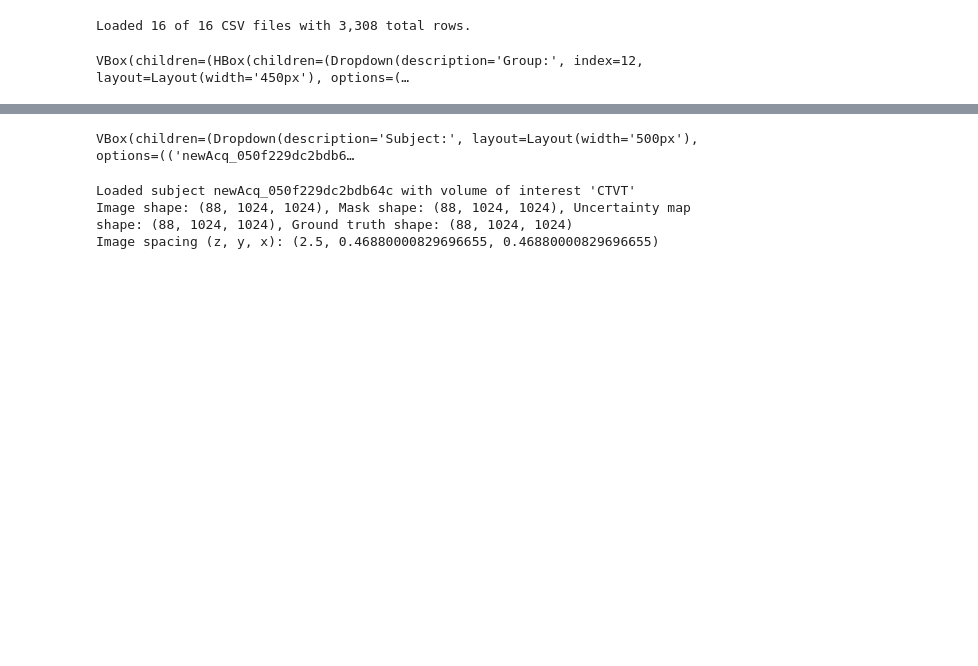
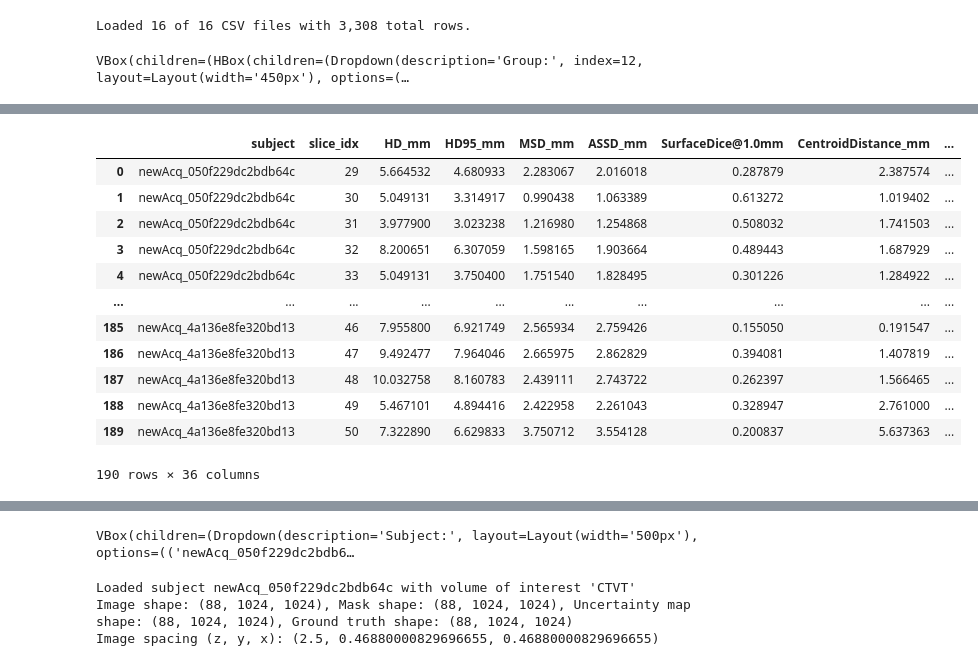
Before and after one commit to JorisMentink/MSc_Graduation_Project, a Jupyter notebook: result_analysis.ipynb, the cells around one changed output, grey strips where cells are left out. Saved outputs shown, nothing was run; the diff lists cells and outputs as text; code cells hidden in the pictures; blank space fills up the shorter version.

```diff
--- a/result_analysis.ipynb
+++ b/result_analysis.ipynb
@@ -5,15 +5,20 @@ from pathlib import Path
 import plotly.express as px
 from DataLoader import DataLoader
 root = r"C:\Users\20202310\Desktop\MSc scriptie\MSc_Graduation_Project\data\LUNDPROBE\ExtendedSamples\development"
+
 rootpath = Path(root)
 subjects = sorted([p.name for p in rootpath.iterdir() if p.is_dir()])
 print(subjects)
+
+folder_to_analyse = Path(r"C:\Users\20202310\Desktop\MSc scriptie\MSc_Graduation_Project\fusion_evaluation\Against_GT\Volume results")
 # %% [output]
 ['newAcq_050f229dc2bdb64c', 'newAcq_0b4940fa31a1d650', 'newAcq_0cc559a8bd82a14a', 'newAcq_1b911d6cb2348f30', 'newAcq_1e0f8b9b01ce5f0b', 'newAcq_250d6075dd465a1a', 'newAcq_433a8d44fddd5b7f', 'newAcq_47 ...
 # %%
 #LOAD AVAILABLE DATA
 
-folder = Path(r"C:\Users\20202310\Desktop\MSc scriptie\MSc_Graduation_Project\fusion_evaluation\Volume results")
+#E_out_consensus_crossvalidation
+
+folder = folder_to_analyse
 
 csv_dataframes = {}
 
@@ -1179,6 +1370,6 @@ def compare_weightings_same_slices(
     return df
 # %%
 all_slice_results = compare_weightings_same_slices(
-    path=r"C:\Users\20202310\Desktop\MSc scriptie\MSc_Graduation_Project\fusion_evaluation\Slice results",
+    path=r"C:\Users\20202310\Desktop\MSc scriptie\MSc_Graduation_Project\fusion_evaluation\Against_GT\Slice results",
 )
 # %% [output]
@@ -1427,0 +1960,20 @@ NameError: name 'method_values' is not defined
+# %%
+filtered_slice_results = all_slice_results[
+    ~all_slice_results["comparison_method"].isin(["nnUNet", "Observer B", "Observer C", "Observer D", "Observer E"])
+].copy()
+
+# Drop rows with missing Surface Dice
+filtered_slice_results = filtered_slice_results.dropna(
+    subset=["SurfaceDice@1.0mm"]
+)
+
+# Keep only the best method for each subject-slice
+best_idx = filtered_slice_results.groupby(
+    ["subject", "slice_idx"]
+)["SurfaceDice@1.0mm"].idxmax()
+
+best_slice_results = (
+    filtered_slice_results.loc[best_idx]
+    .sort_values(["subject", "slice_idx"])
+    .reset_index(drop=True)
+)
@@ -1427,0 +2082,16 @@ NameError: name 'method_values' is not defined
+# %%
+best_slice_results
+# %% [output]
+|  | subject | slice_idx | HD_mm | HD95_mm | MSD_mm | ASSD_mm | SurfaceDice@1.0mm | CentroidDistance_mm | ... |
+| 0 | newAcq_050f229dc2bdb64c | 29 | 5.664532 | 4.680933 | 2.283067 | 2.016018 | 0.287879 | 2.387574 | ... |
+| 1 | newAcq_050f229dc2bdb64c | 30 | 5.049131 | 3.314917 | 0.990438 | 1.063389 | 0.613272 | 1.019402 | ... |
+| 2 | newAcq_050f229dc2bdb64c | 31 | 3.977900 | 3.023238 | 1.216980 | 1.254868 | 0.508032 | 1.741503 | ... |
+| 3 | newAcq_050f229dc2bdb64c | 32 | 8.200651 | 6.307059 | 1.598165 | 1.903664 | 0.489443 | 1.687929 | ... |
+| 4 | newAcq_050f229dc2bdb64c | 33 | 5.049131 | 3.750400 | 1.751540 | 1.828495 | 0.301226 | 1.284922 | ... |
+| ... | ... | ... | ... | ... | ... | ... | ... | ... | ... |
+| 185 | newAcq_4a136e8fe320bd13 | 46 | 7.955800 | 6.921749 | 2.565934 | 2.759426 | 0.155050 | 0.191547 | ... |
+| 186 | newAcq_4a136e8fe320bd13 | 47 | 9.492477 | 7.964046 | 2.665975 | 2.862829 | 0.394081 | 1.407819 | ... |
+| 187 | newAcq_4a136e8fe320bd13 | 48 | 10.032758 | 8.160783 | 2.439111 | 2.743722 | 0.262397 | 1.566465 | ... |
+| 188 | newAcq_4a136e8fe320bd13 | 49 | 5.467101 | 4.894416 | 2.422958 | 2.261043 | 0.328947 | 2.761000 | ... |
+| 189 | newAcq_4a136e8fe320bd13 | 50 | 7.322890 | 6.629833 | 3.750712 | 3.554128 | 0.200837 | 5.637363 | ... |
+190 rows × 36 columns
```
Also changed, not shown: parts of 14 cells of this notebook, 10 other files.
